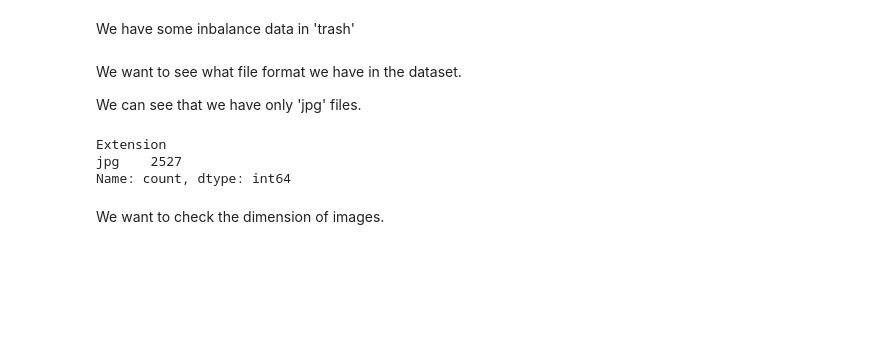
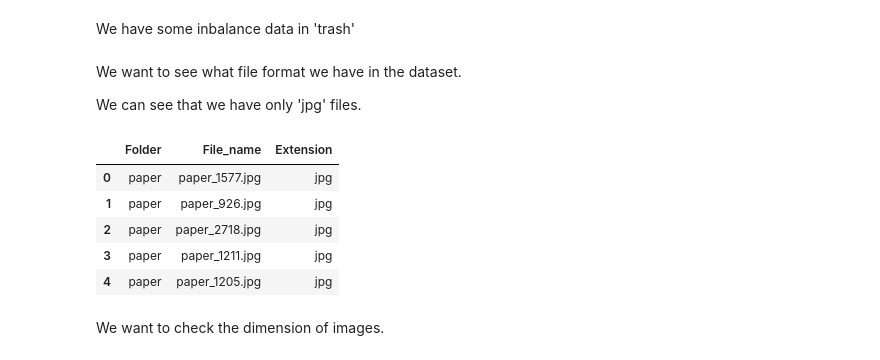
Before and after one commit to AndreiDebreceni/ai-garbage-image-classification, a Jupyter notebook: garbage-image-classification.ipynb, the cells around one changed output. Cells and saved outputs as stored; diff of their text form; code cells hidden in the pictures; blank space fills up the shorter version.

```diff
--- a/garbage-image-classification.ipynb
+++ b/garbage-image-classification.ipynb
@@ -67,12 +64,18 @@ We can see that we have only 'jpg' files.
 # %%
 # Extract extension using str.split and str.get
 df['Extension'] = df['File_name'].str.split('.').str[-1]
 
 df['Extension'].value_counts()
+
+df.drop(df[df['Extension']=='DS_Store'].index , inplace=True)
+df.head()
 # %% [output]
-Extension
-jpg    2527
-Name: count, dtype: int64
+|  | Folder | File_name | Extension |
+| 0 | paper | paper_1577.jpg | jpg |
+| 1 | paper | paper_926.jpg | jpg |
+| 2 | paper | paper_2718.jpg | jpg |
+| 3 | paper | paper_1211.jpg | jpg |
+| 4 | paper | paper_1205.jpg | jpg |
 # %% [markdown]
 We want to check the dimension of images.
 # %% [markdown]
```
Also changed, not shown: parts of 27 cells of this notebook, 1 other file.
